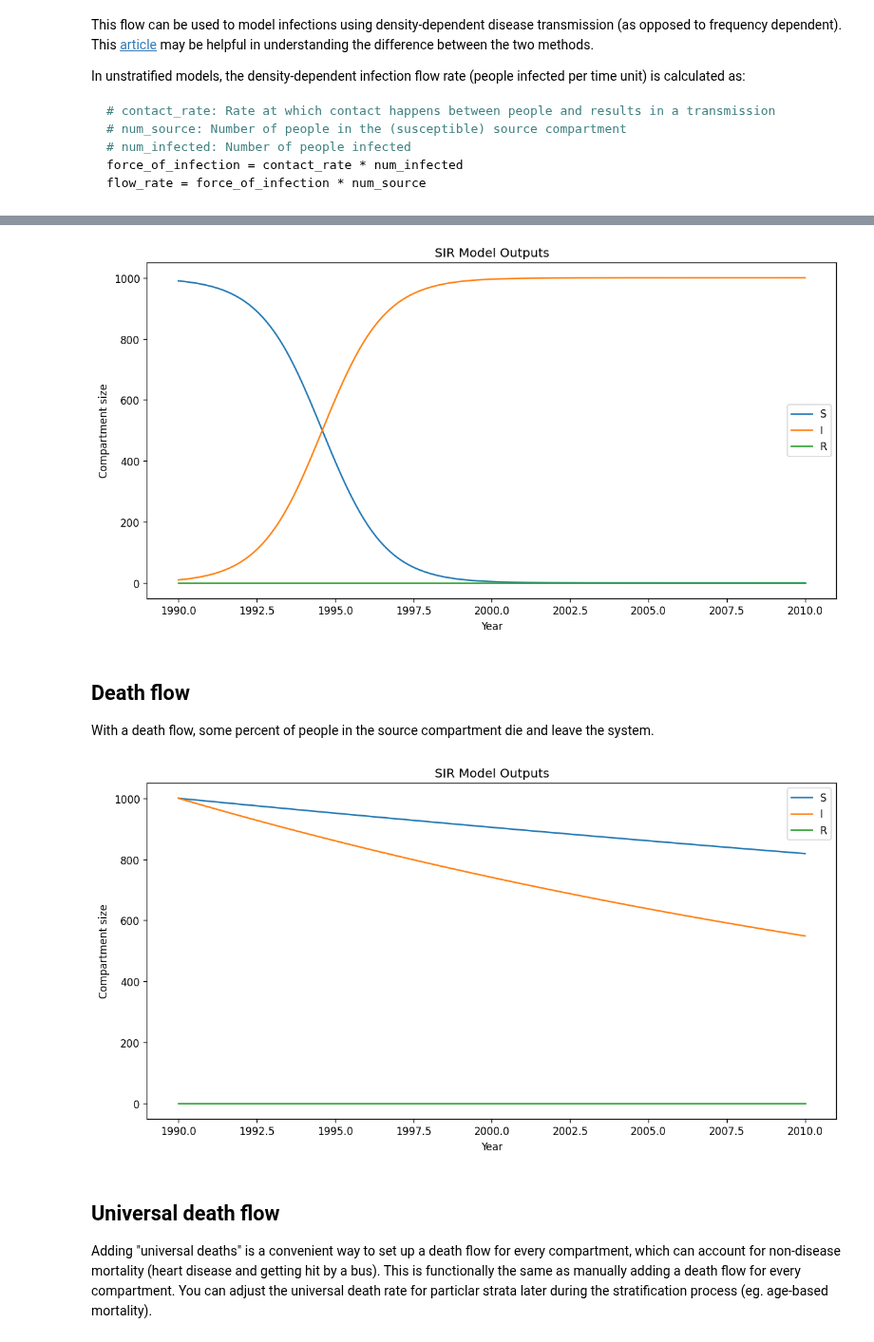
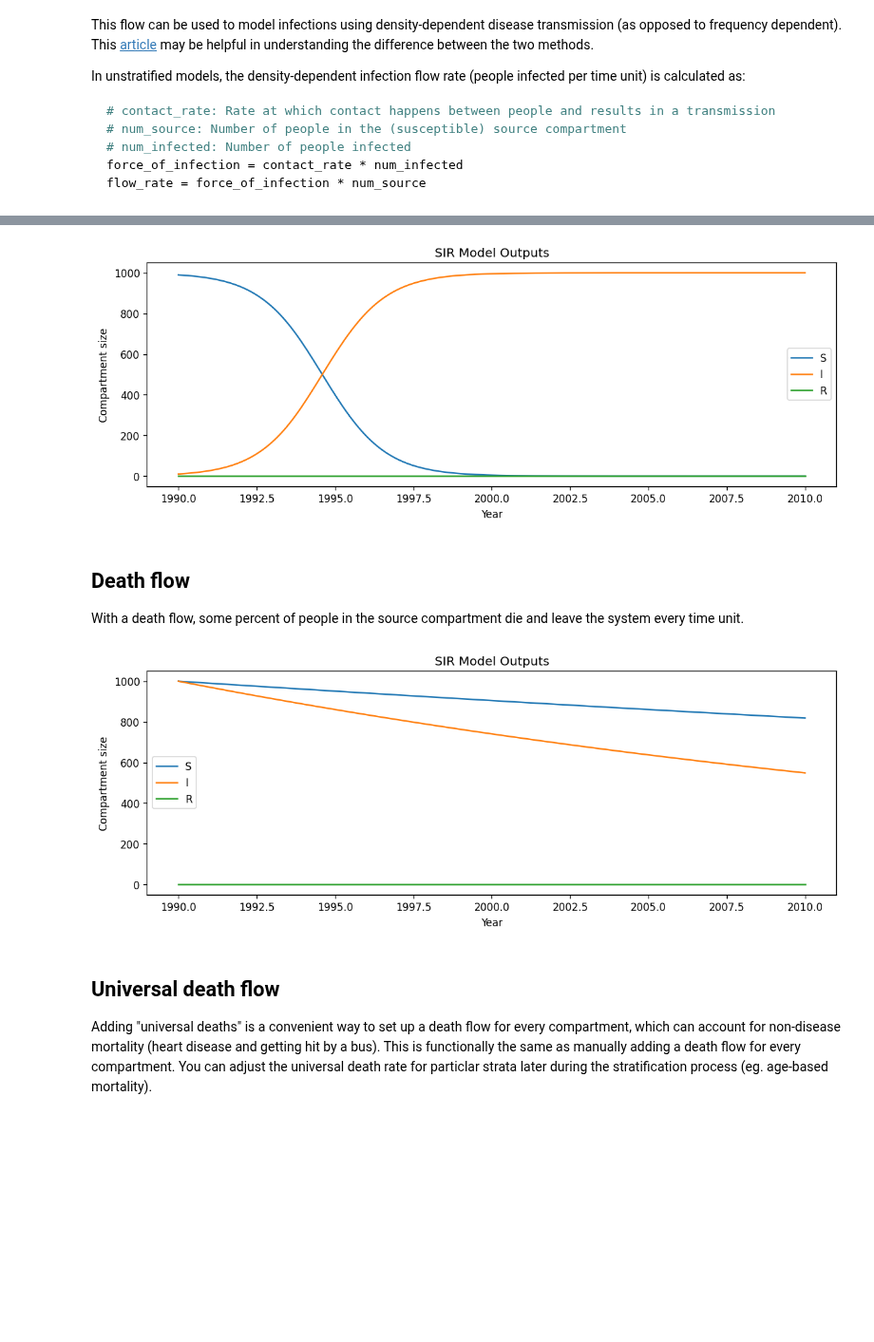
Before and after one commit to monash-emu/summer, a Jupyter notebook: docs/examples/3-flow-types.ipynb, the cells around one changed output, grey strips where cells are left out. Shown at 95% size. Drawn from its saved outputs; the diff is of its cells as text; code cells hidden in the pictures; blank space fills up the shorter version.

```diff
--- a/docs/examples/3-flow-types.ipynb
+++ b/docs/examples/3-flow-types.ipynb
@@ -30,7 +30,7 @@ def build_model():
 
 def plot_compartments(model, times=[]):
     """Plot model compartment sizes over time"""
-    fig, ax = plt.subplots(1, 1, figsize=(12, 6), dpi=120)
+    fig, ax = plt.subplots(1, 1, figsize=(12, 4), dpi=120)
     for i in range(model.outputs.shape[1]):
         ax.plot(model.times, model.outputs.T[i])
 
@@ -147,31 +147,31 @@ flow_rate = force_of_infection * num_source
 model = build_model()
 model.set_initial_population(distribution={"S": 990, "I": 10})
 
-# AAAAAAA
+# Add a frequency dependent infection flow.
 model.add_infection_frequency_flow("infection", contact_rate=1, source="S", dest="I")
 
 model.run()
 plot_compartments(model)
 # %% [output]
-[figure, old version]
+[figure, new version]
 # %% [markdown]
 ## Death flow
 
-With a death flow, some percent of people in the source compartment die and leave the system.
+With a death flow, some percent of people in the source compartment die and leave the system every time unit.
 # %%
 model = build_model()
 model.set_initial_population(distribution={"S": 1000, "I": 1000})
 
 # 3% of the infected population die per year due to infection.
 model.add_death_flow("infection_death", death_rate=0.03, source="I")
 
 # 1% of the susceptible population die per year due to tiger attacks.
-model.add_death_flow("infection_death", death_rate=0.01, source="S")
+model.add_death_flow("tiger_death", death_rate=0.01, source="S")
 
 model.run()
 plot_compartments(model)
 # %% [output]
-[figure, old version]
+[figure, new version]
 # %% [markdown]
 ## Universal death flow
 
```
Also changed, not shown: parts of 15 cells of this notebook, 6 other files.
